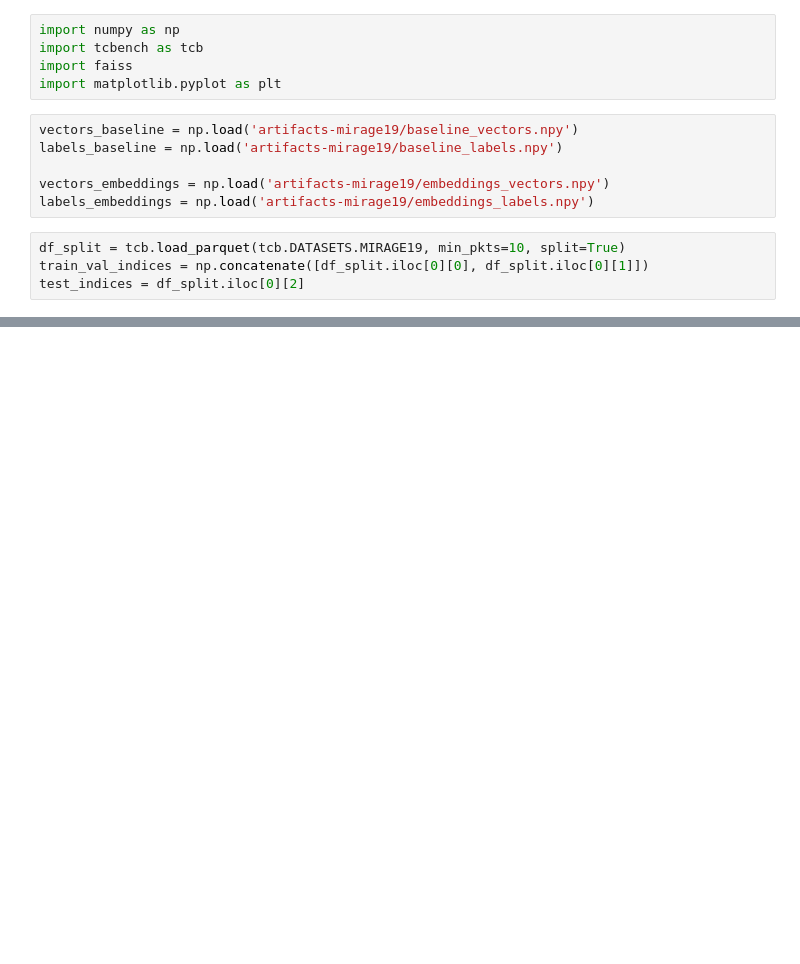
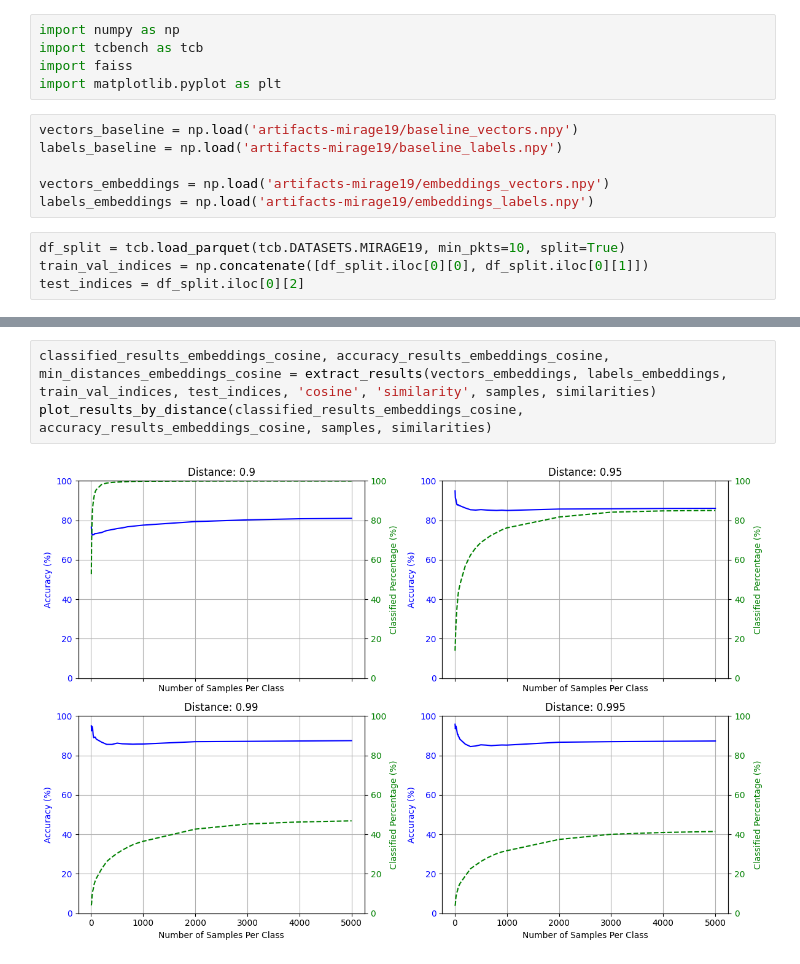
Before and after one commit to elliev7/partiii_research_project, a Jupyter notebook: fingerprinting/database.ipynb, the cells around one changed output, grey strips where cells are left out. Cells and saved outputs as stored; diff of their text form; blank space fills up the shorter version.

```diff
--- a/fingerprinting/database.ipynb
+++ b/fingerprinting/database.ipynb
@@ -209,0 +189,5 @@ plt.show()
+# %%
+classified_results_embeddings_cosine, accuracy_results_embeddings_cosine, min_distances_embeddings_cosine = extract_results(vectors_embeddings, labels_embeddings, train_val_indices, test_indices, 'cosine', 'similarity', samples, similarities)
+plot_results_by_distance(classified_results_embeddings_cosine, accuracy_results_embeddings_cosine, samples, similarities)
+# %% [output]
+[figure, added]
```
Also changed, not shown: parts of 29 cells of this notebook, 4 other files.
